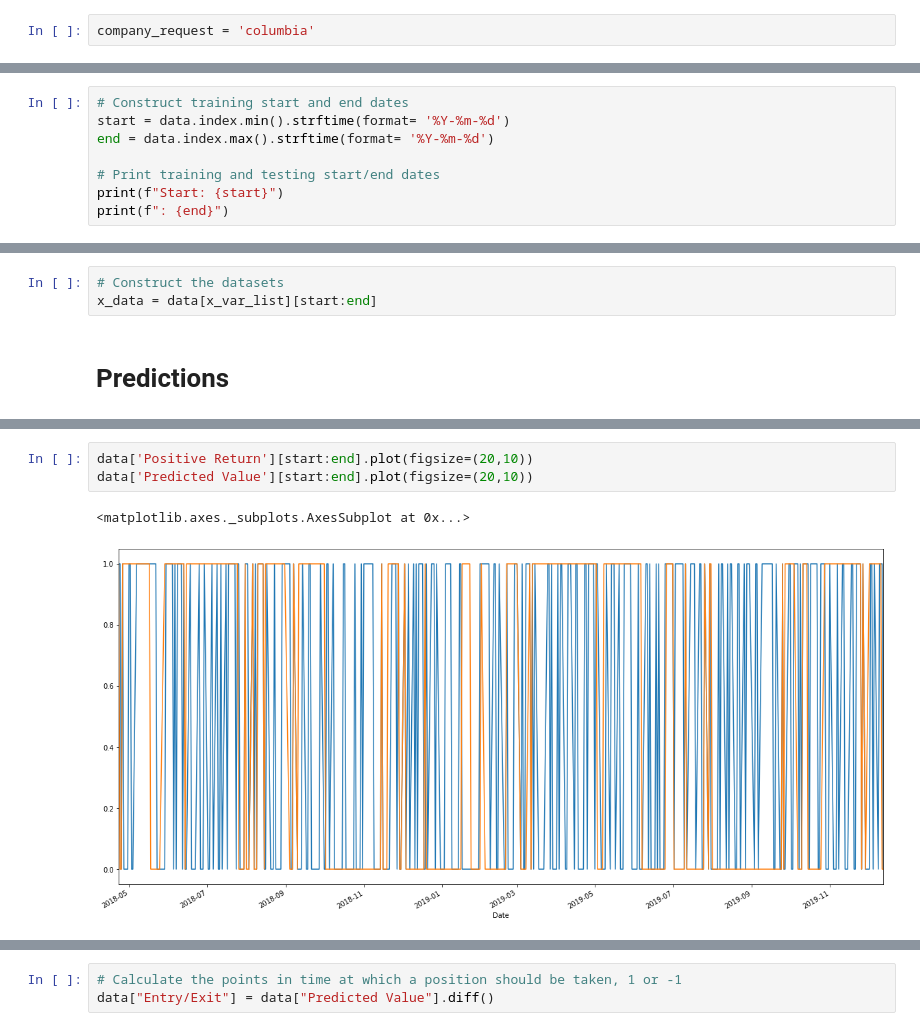
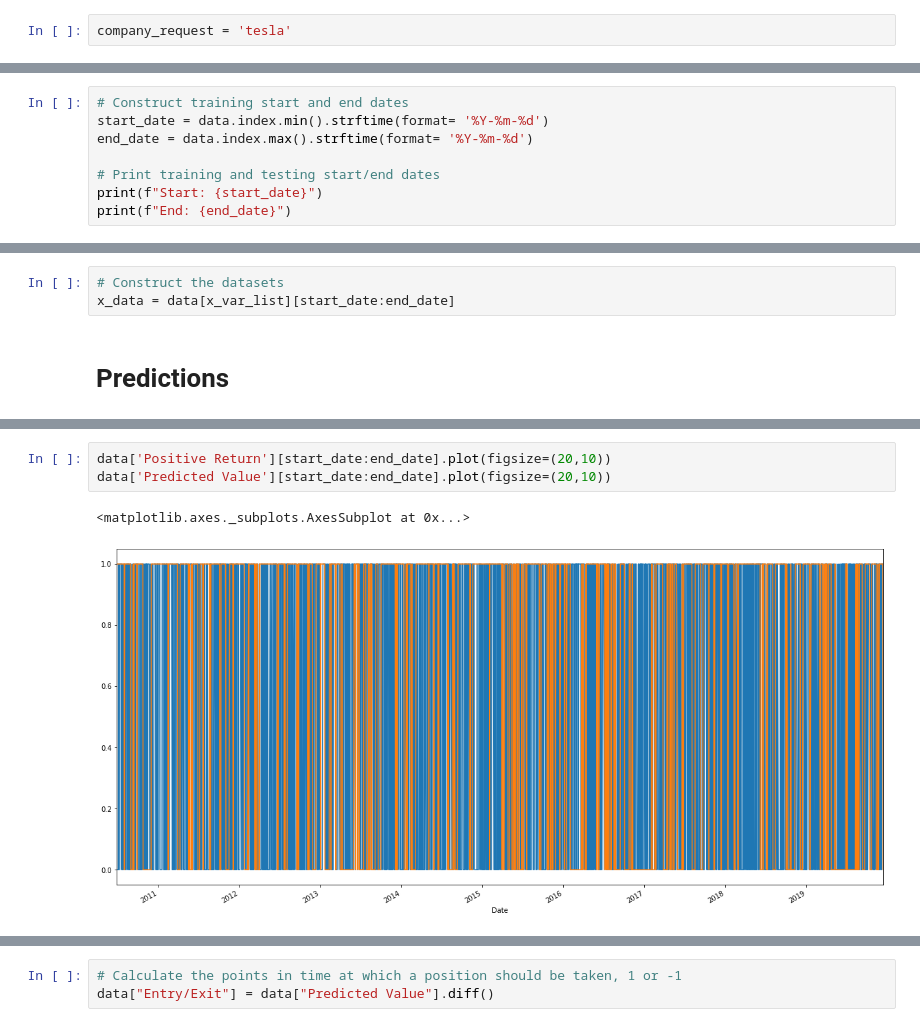
Before and after one commit to irayje/project_2, a Jupyter notebook: functions_for_bot.ipynb, the cells around one changed output, grey strips where cells are left out. Drawn from its saved outputs; the diff is of its cells as text.

```diff
--- a/functions_for_bot.ipynb
+++ b/functions_for_bot.ipynb
@@ -23,6 +26,6 @@ import requests
 #load model for results
 model = load('project2_random_forest_model.joblib')
 # %%
-company_request = 'columbia'
+company_request = 'tesla'
 # %%
 def getCompany(text):
@@ -194,9 +197,9 @@ data
 # %%
 # Construct training start and end dates
-start = data.index.min().strftime(format= '%Y-%m-%d')
-end = data.index.max().strftime(format= '%Y-%m-%d')
+start_date = data.index.min().strftime(format= '%Y-%m-%d')
+end_date = data.index.max().strftime(format= '%Y-%m-%d')
 
 # Print training and testing start/end dates
-print(f"Start: {start}")
-print(f": {end}")
+print(f"Start: {start_date}")
+print(f"End: {end_date}")
 # %% [output]
@@ -205,6 +208,6 @@ Start: 2018-04-23
 # %%
 # Construct the datasets
-x_data = data[x_var_list][start:end]
+x_data = data[x_var_list][start_date:end_date]
 # %% [markdown]
 # Predictions
 # %%
@@ -250,9 +237,9 @@ data
 # %%
-data['Positive Return'][start:end].plot(figsize=(20,10))
-data['Predicted Value'][start:end].plot(figsize=(20,10))
+data['Positive Return'][start_date:end_date].plot(figsize=(20,10))
+data['Predicted Value'][start_date:end_date].plot(figsize=(20,10))
 # %% [output]
 <matplotlib.axes._subplots.AxesSubplot at 0x...>
-[figure, old version]
+[figure, new version]
 # %%
 data[['Positive Return', 'Predicted Value']].tail(100).plot()
 # %% [output]
```
Also changed, not shown: parts of 28 cells of this notebook.
